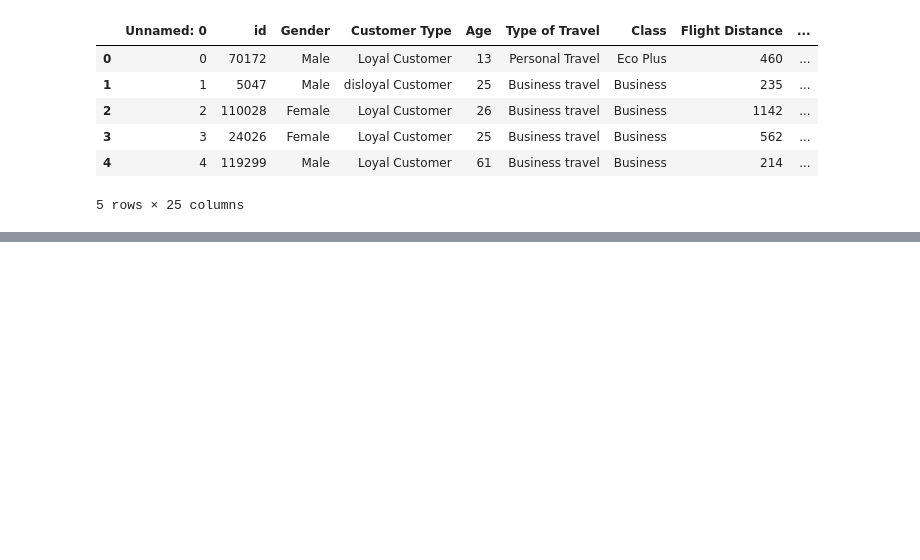
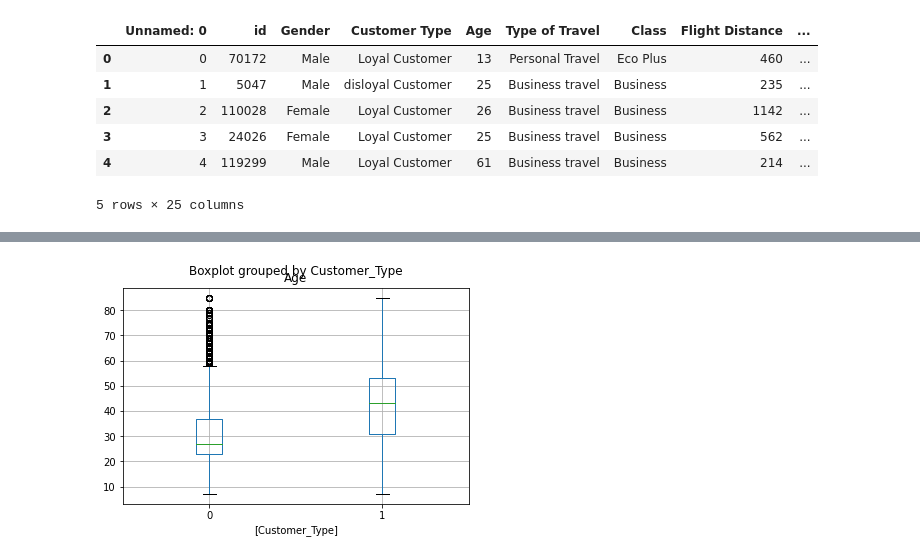
Before and after one commit to speplinski3/G3_Santander_Customer_Satisfaction, a Jupyter notebook: Mock_Up_ETL.ipynb, the cells around one changed output, grey strips where cells are left out. Cells and saved outputs as stored; diff of their text form; code cells hidden in the pictures; blank space fills up the shorter version.

```diff
--- a/Mock_Up_ETL.ipynb
+++ b/Mock_Up_ETL.ipynb
@@ -75,0 +201,4 @@ dtype: object
+# %%
+boxplot = air_customer_df.boxplot(column=['Age'], by = ['Customer_Type'])
+# %% [output]
+[figure, added]
```
Also changed, not shown: parts of 19 cells of this notebook.
